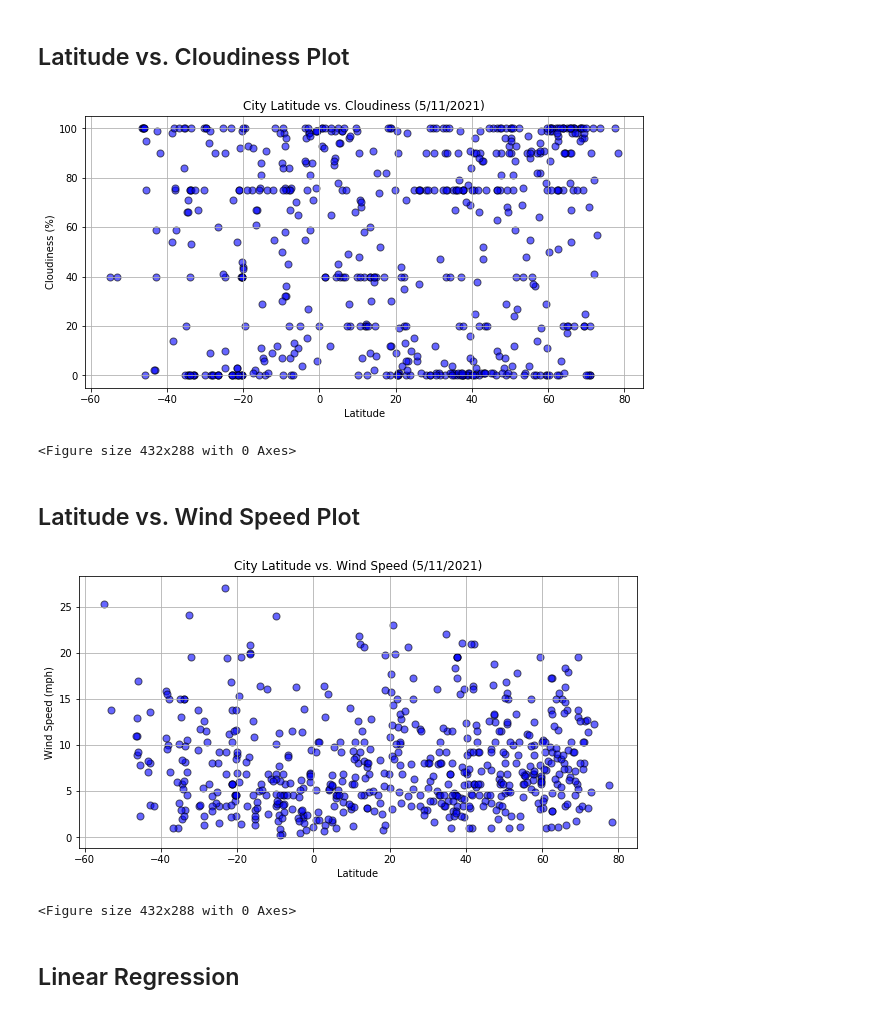
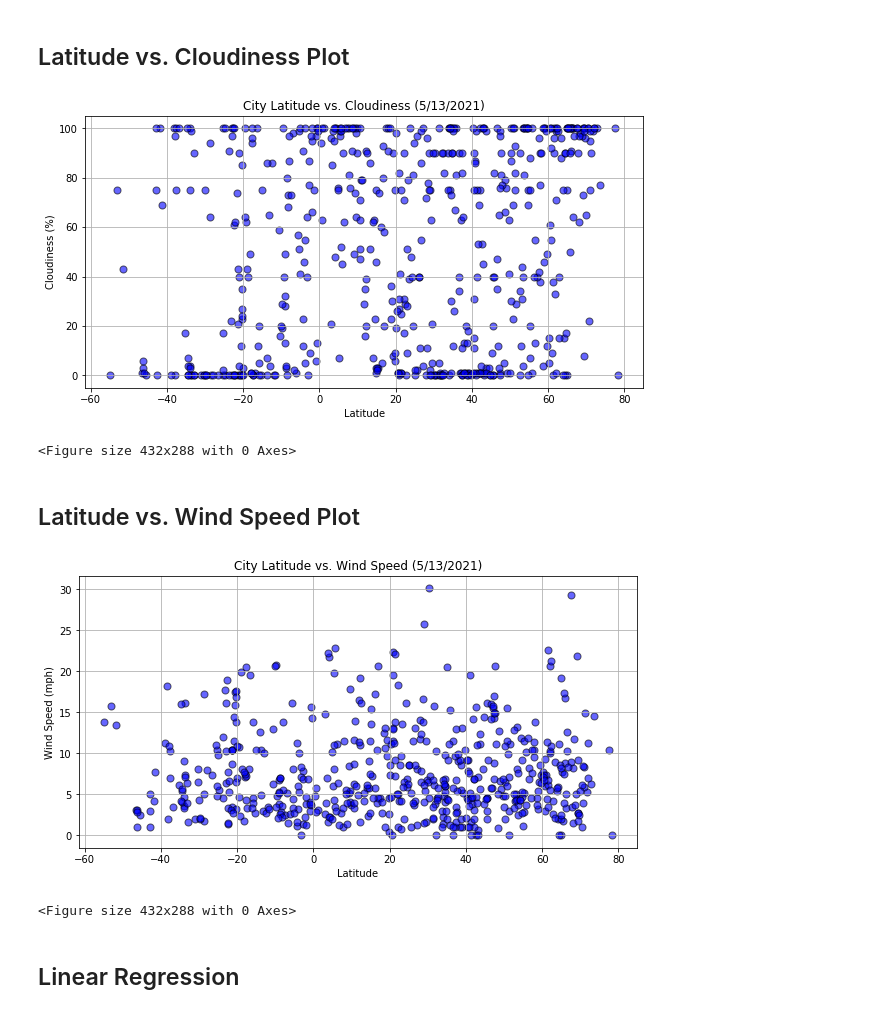
Before and after one commit to bay0624/python-api-challenge, a Jupyter notebook: WeatherPy/WeatherPy.ipynb, the cells around one changed output. Saved outputs shown, nothing was run; the diff lists cells and outputs as text; code cells hidden in the pictures.

```diff
--- a/WeatherPy/WeatherPy.ipynb
+++ b/WeatherPy/WeatherPy.ipynb
@@ -231,29 +231,29 @@ plt.tight_layout()
 cloud_values = cities_df["Cloudiness"]
 plt.figure(figsize=(10,5))
 plt.scatter(latitude_values, cloud_values, marker="o", facecolors="blue", alpha=0.6, edgecolor="black", s=50)
-plt.title("City Latitude vs. Cloudiness (5/11/2021)")
+plt.title("City Latitude vs. Cloudiness (5/13/2021)")
 plt.xlabel("Latitude")
 plt.ylabel("Cloudiness (%)")
 plt.grid()
 plt.show()
 plt.tight_layout()
 # %% [output]
-[figure, old version]
+[figure, new version]
 <Figure size 432x288 with 0 Axes>
 # %% [markdown]
 ## Latitude vs. Wind Speed Plot
 # %%
 wind_values = cities_df["Wind Speed"]
 plt.figure(figsize=(10,5))
 plt.scatter(latitude_values, wind_values, marker="o", facecolors="blue", alpha=0.6, edgecolor="black", s=50)
-plt.title("City Latitude vs. Wind Speed (5/11/2021)")
+plt.title("City Latitude vs. Wind Speed (5/13/2021)")
 plt.xlabel("Latitude")
 plt.ylabel("Wind Speed (mph)")
 plt.grid()
 plt.show()
 plt.tight_layout()
 # %% [output]
-[figure, old version]
+[figure, new version]
 <Figure size 432x288 with 0 Axes>
 # %% [markdown]
 ## Linear Regression
```
Also changed, not shown: parts of 23 cells of this notebook, 2 other files.
